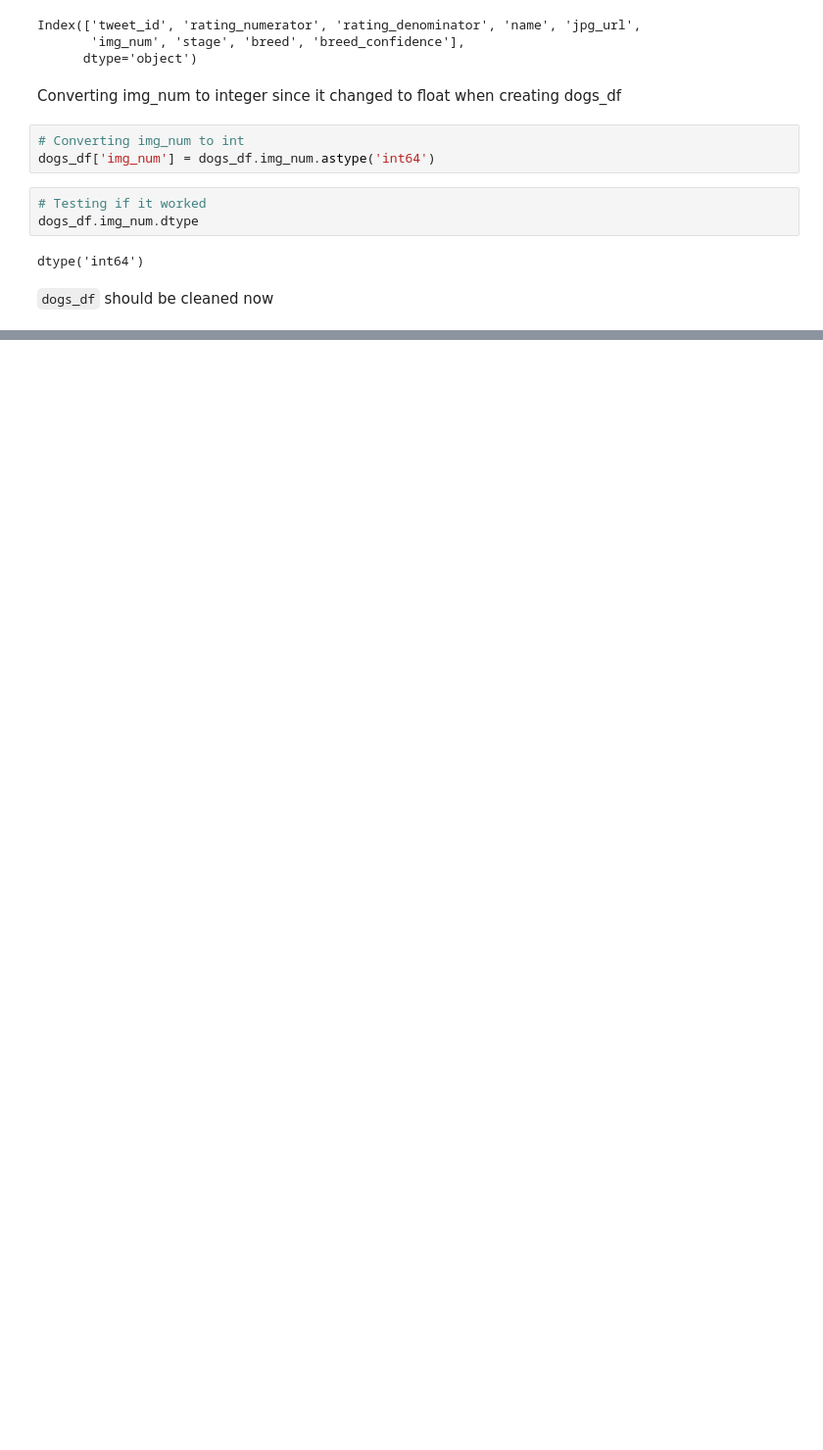
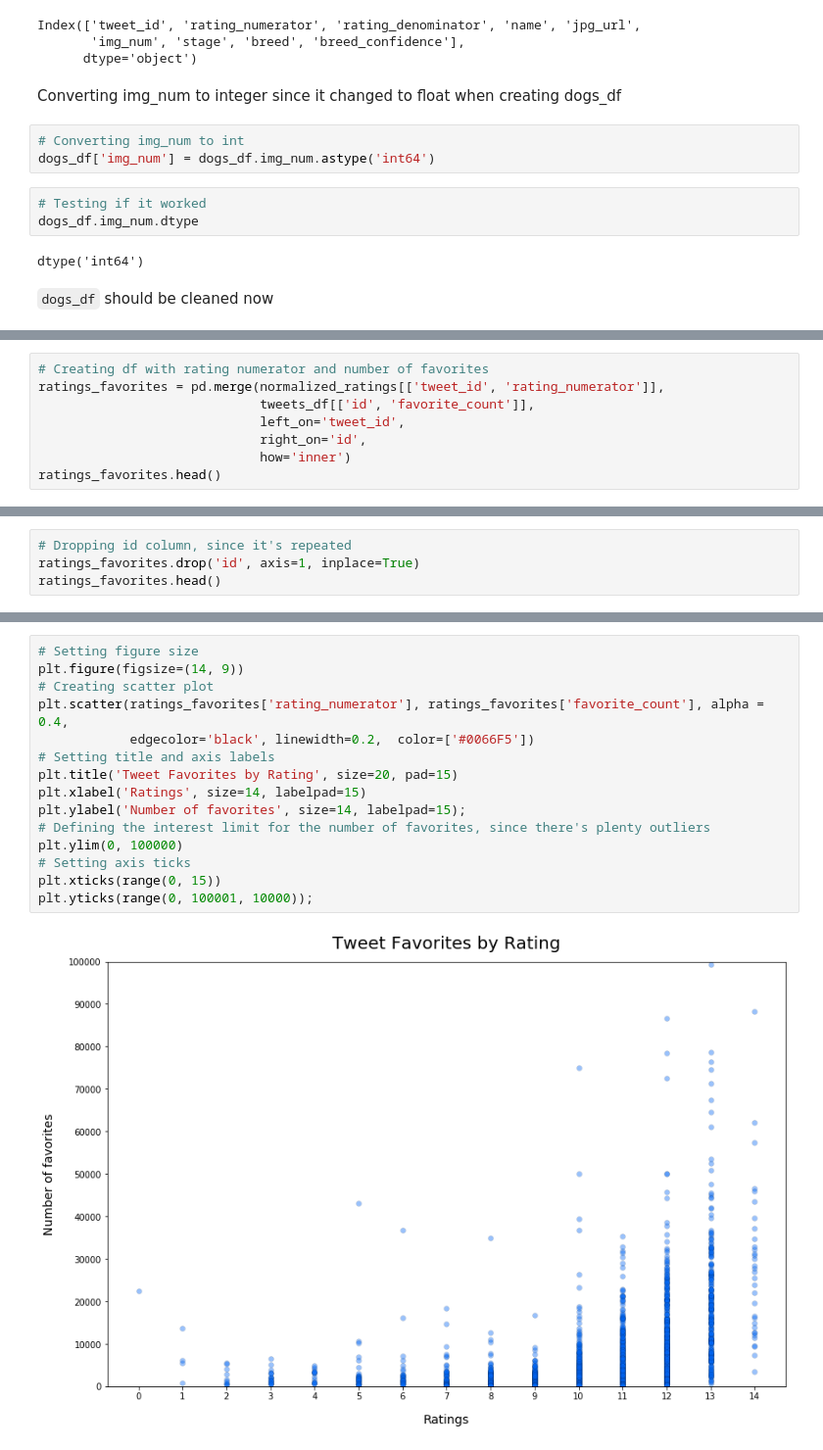
Before and after one commit to Nevesgmd/WeRateDogs-twitter-analysis, a Jupyter notebook: wrangle_act.ipynb, the cells around one changed output, grey strips where cells are left out. Shown at 98% size. Saved outputs shown, nothing was run; the diff lists cells and outputs as text; blank space fills up the shorter version.

```diff
--- a/wrangle_act.ipynb
+++ b/wrangle_act.ipynb
@@ -1000,0 +1150,8 @@ Write conclusions
+# %%
+# Creating df with rating numerator and number of favorites
+ratings_favorites = pd.merge(normalized_ratings[['tweet_id', 'rating_numerator']],
+                             tweets_df[['id', 'favorite_count']],
+                             left_on='tweet_id',
+                             right_on='id',
+                             how='inner')
+ratings_favorites.head()
@@ -1000,0 +1165,4 @@ Write conclusions
+# %%
+# Dropping id column, since it's repeated
+ratings_favorites.drop('id', axis=1, inplace=True)
+ratings_favorites.head()
@@ -1000,0 +1176,17 @@ Write conclusions
+# %%
+# Setting figure size
+plt.figure(figsize=(14, 9))
+# Creating scatter plot
+plt.scatter(ratings_favorites['rating_numerator'], ratings_favorites['favorite_count'], alpha = 0.4,
+            edgecolor='black', linewidth=0.2,  color=['#0066F5'])
+# Setting title and axis labels
+plt.title('Tweet Favorites by Rating', size=20, pad=15)
+plt.xlabel('Ratings', size=14, labelpad=15)
+plt.ylabel('Number of favorites', size=14, labelpad=15);
+# Defining the interest limit for the number of favorites, since there's plenty outliers
+plt.ylim(0, 100000)
+# Setting axis ticks
+plt.xticks(range(0, 15))
+plt.yticks(range(0, 100001, 10000));
+# %% [output]
+[figure, added]
```
Also changed, not shown: parts of 52 cells of this notebook.
